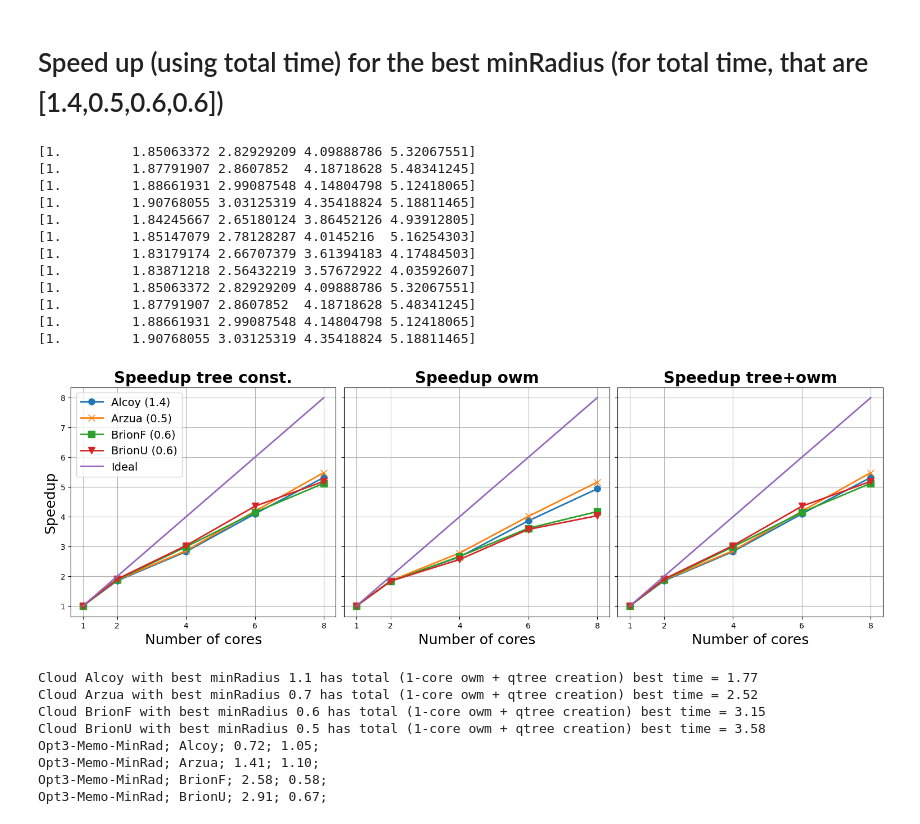
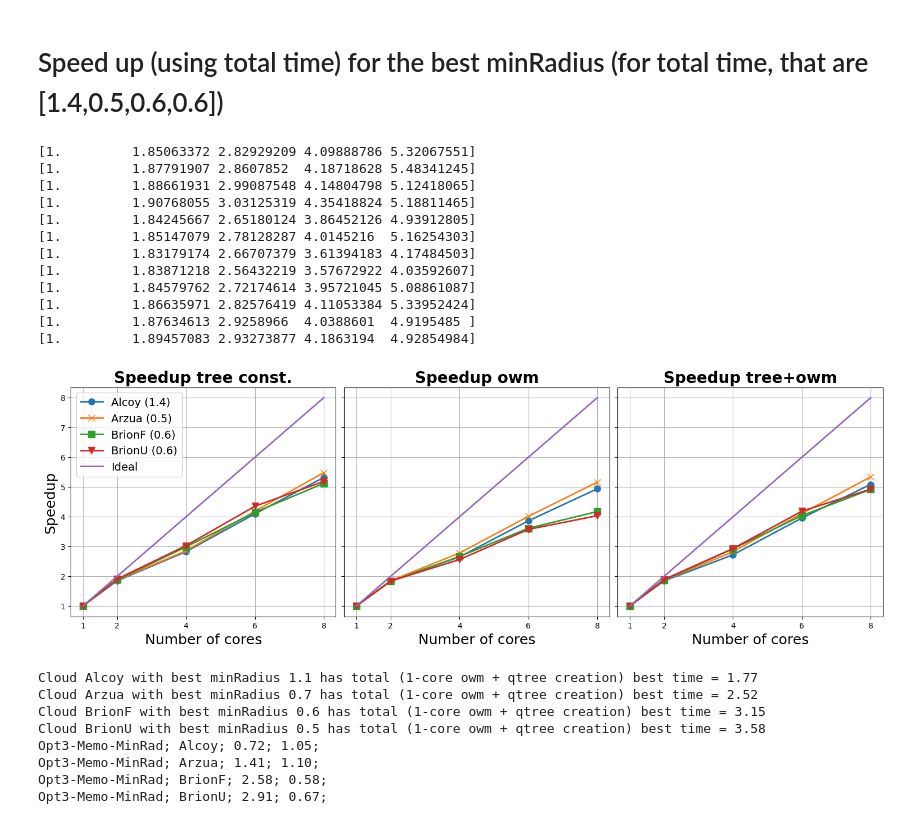
Before and after one commit to PPMC-DAC/FastOWM, a Jupyter notebook: Results/sycl_minrad_maxnum.ipynb, the cells around one changed output. Cells and saved outputs as stored; diff of their text form; code cells hidden in the pictures.

```diff
--- a/Results/sycl_minrad_maxnum.ipynb
+++ b/Results/sycl_minrad_maxnum.ipynb
@@ -238,43 +336,43 @@ for (i,z,k) in zip(res1,marks,[1.4,0.5,0.6,0.6]):
     axs[1].plot(np.array([1,2,4,6,8]), np.array([res1[i][k][1][2]/res1[i][k][j][2] for j in [1,2,4,6,8]]), z, linewidth=linew, markersize=markers)
 axs[1].plot(np.array([1,2,4,6,8]), np.array([1,2,4,6,8]), '-', linewidth=linew, markersize=markers)
 for (i,z,k) in zip(res1,marks,[1.4,0.5,0.6,0.6]):
-    print(np.array([sum(res1[i][k][1][0:2:2])/sum(res1[i][k][j][0:2:2]) for j in [1,2,4,6,8]]))
-    axs[2].plot(np.array([1,2,4,6,8]), np.array([sum(res1[i][k][1][0:2:2])/sum(res1[i][k][j][0:2:2]) for j in [1,2,4,6,8]]), z, linewidth=linew, markersize=markers)
+    print(np.array([sum(res1[i][k][1][0:3:2])/sum(res1[i][k][j][0:3:2]) for j in [1,2,4,6,8]]))
+    axs[2].plot(np.array([1,2,4,6,8]), np.array([sum(res1[i][k][1][0:3:2])/sum(res1[i][k][j][0:3:2]) for j in [1,2,4,6,8]]), z, linewidth=linew, markersize=markers)
 axs[2].plot(np.array([1,2,4,6,8]), np.array([1,2,4,6,8]), '-', linewidth=linew, markersize=markers)
 
 sizes=['Alcoy (1.4)', 'Arzua (0.5)', 'BrionF (0.6)', 'BrionU (0.6)']
 sizes.append('Ideal')
 axs[0].legend(sizes,loc='best', fontsize= legendfs)
 axs[0].set_ylabel('Speedup', fontsize=ylabelfs)
 axs[0].set_title('Speedup tree const.',  fontweight='bold', fontsize=titlefs)
 axs[0].set_xlabel('Number of cores', fontsize=xlabelfs)
 axs[0].set_xticks([1,2,4,6,8],fontsize=xticksfs)
 axs[0].grid()
 axs[1].set_title('Speedup owm',  fontweight='bold', fontsize=titlefs)
 axs[1].set_xlabel('Number of cores', fontsize=xlabelfs)
 axs[1].set_xticks([1,2,4,6,8],fontsize=xticksfs)
 axs[1].grid()
 axs[2].set_title('Speedup tree+owm',  fontweight='bold', fontsize=titlefs)
 axs[2].set_xlabel('Number of cores', fontsize=xlabelfs)
 axs[2].set_xticks([1,2,4,6,8],fontsize=xticksfs)
 axs[2].grid()
 #plt.yticks(fontsize=yticksfs)
 
 #fig.suptitle('Speedup',fontweight='bold', fontsize=24)
 # %% [output]
 [1.         1.85063372 2.82929209 4.09888786 5.32067551]
 [1.         1.87791907 2.8607852  4.18718628 5.48341245]
 [1.         1.88661931 2.99087548 4.14804798 5.12418065]
 [1.         1.90768055 3.03125319 4.35418824 5.18811465]
 [1.         1.84245667 2.65180124 3.86452126 4.93912805]
 [1.         1.85147079 2.78128287 4.0145216  5.16254303]
 [1.         1.83179174 2.66707379 3.61394183 4.17484503]
 [1.         1.83871218 2.56432219 3.57672922 4.03592607]
-[1.         1.85063372 2.82929209 4.09888786 5.32067551]
-[1.         1.87791907 2.8607852  4.18718628 5.48341245]
-[1.         1.88661931 2.99087548 4.14804798 5.12418065]
-[1.         1.90768055 3.03125319 4.35418824 5.18811465]
+[1.         1.84579762 2.72174614 3.95721045 5.08861087]
+[1.         1.86635971 2.82576419 4.11053384 5.33952424]
+[1.         1.87634613 2.9258966  4.0388601  4.9195485 ]
+[1.         1.89457083 2.93273877 4.1863194  4.92854984]
-[figure, old version]
+[figure, new version]
 # %%
 
 pp = PdfPages("Speedup-minrad.pdf")
```
Also changed, not shown: parts of 5 cells of this notebook, 2 other files.
